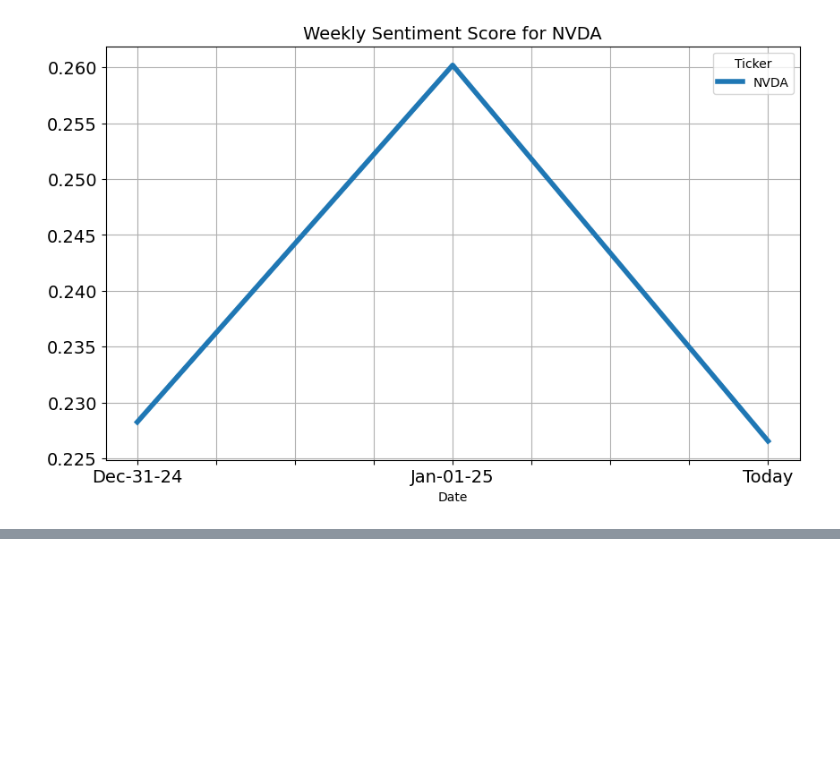
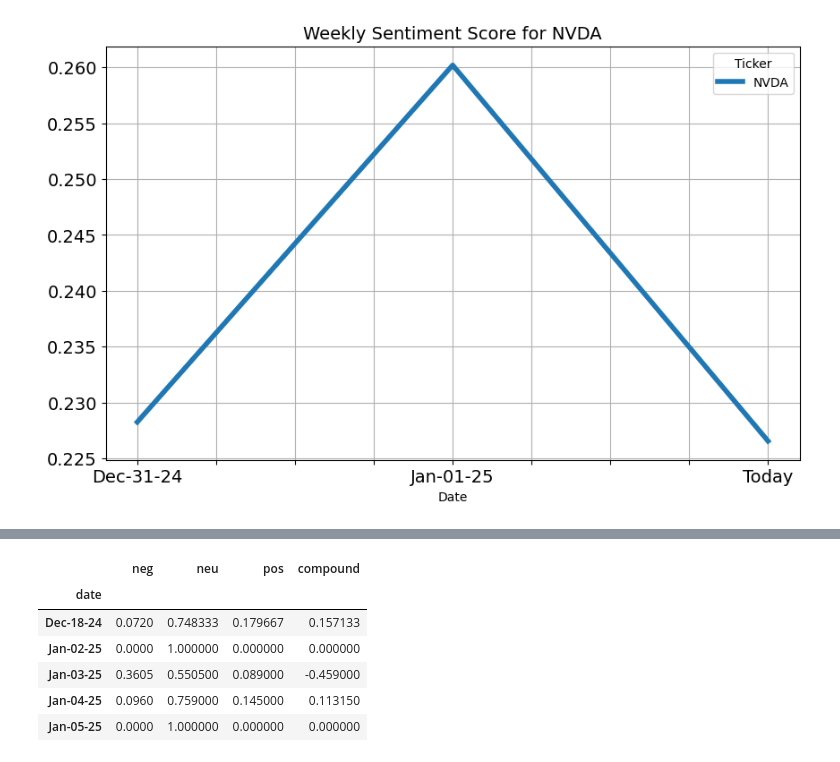
Before and after one commit to weip2008/LearnTorch, a Jupyter notebook: src/NLP_ML1.ipynb, the cells around one changed output, grey strips where cells are left out. Cells and saved outputs as stored; diff of their text form; code cells hidden in the pictures; blank space fills up the shorter version.

```diff
--- a/src/NLP_ML1.ipynb
+++ b/src/NLP_ML1.ipynb
@@ -94,0 +269,16 @@ plt.grid()
+# %%
+# 创建并绘制平均矢量情感分数
+
+import datetime
+mydf=pd.DataFrame(news_df, columns=['neg', 'neu','pos','compound','date'])
+mydfneg=mydf.groupby(mydf['date']).mean()
+
+mydfneg.head()
+# %% [output]
+|  | neg | neu | pos | compound |
+| date |  |  |  |  |
+| Dec-18-24 | 0.0720 | 0.748333 | 0.179667 | 0.157133 |
+| Jan-02-25 | 0.0000 | 1.000000 | 0.000000 | 0.000000 |
+| Jan-03-25 | 0.3605 | 0.550500 | 0.089000 | -0.459000 |
+| Jan-04-25 | 0.0960 | 0.759000 | 0.145000 | 0.113150 |
+| Jan-05-25 | 0.0000 | 1.000000 | 0.000000 | 0.000000 |
```
Also changed, not shown: parts of 10 cells of this notebook, 10 other files.
